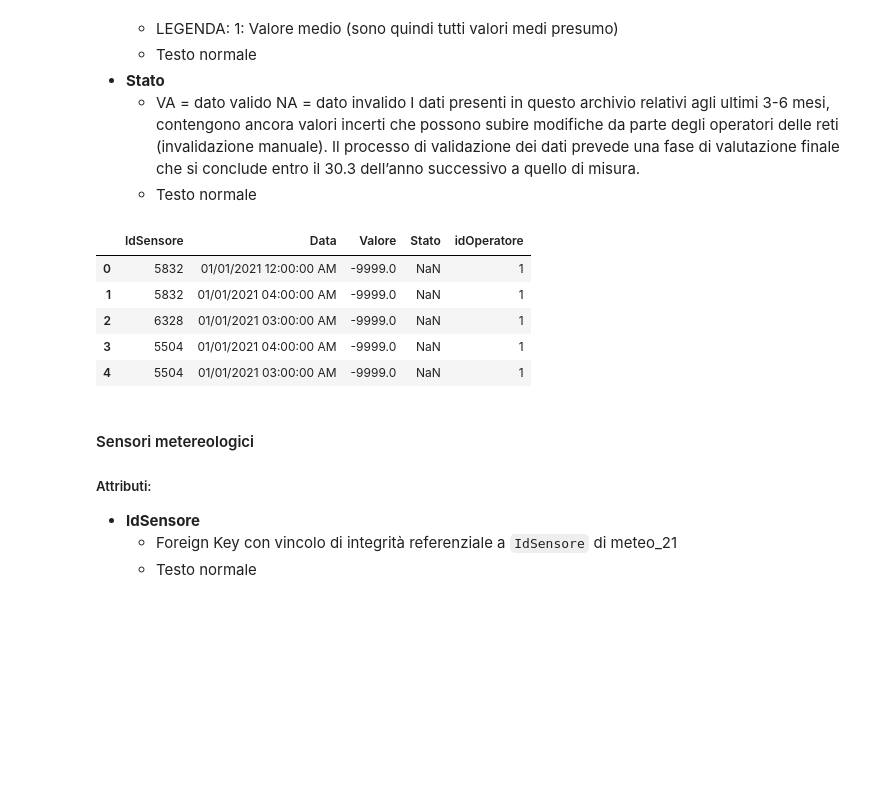
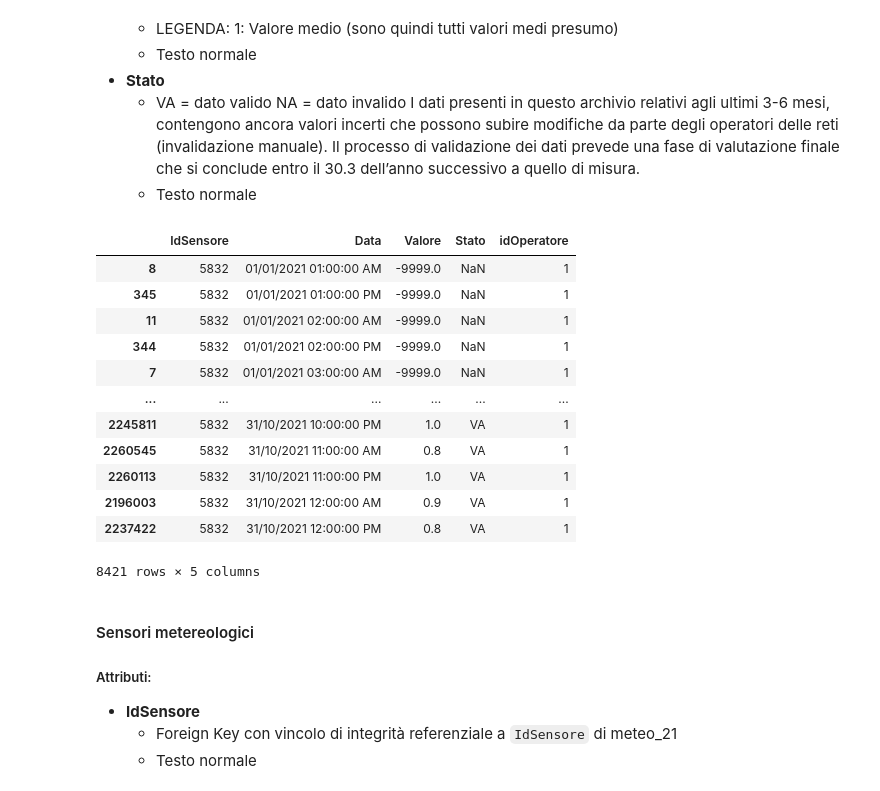
Before and after one commit to giocoal/air-quality-milano-interactive-data-visualization-tableau, a Jupyter notebook: Data_Visualization_project_21_22.ipynb, the cells around one changed output. Drawn from its saved outputs; the diff is of its cells as text; code cells hidden in the pictures; blank space fills up the shorter version.

```diff
--- a/Data_Visualization_project_21_22.ipynb
+++ b/Data_Visualization_project_21_22.ipynb
@@ -68,14 +68,21 @@ meteo_21.head()
     - Testo normale
 # %%
 aria_21 = pd.read_csv(f'{path}/data_aria/Dati_sensori_aria_2021.csv')
-aria_21.head()
+aria_21[aria_21['IdSensore'] == 5832].sort_values('Data')
 # %% [output]
 |  | IdSensore | Data | Valore | Stato | idOperatore |
-| 0 | 5832 | 01/01/2021 12:00:00 AM | -9999.0 | NaN | 1 |
-| 1 | 5832 | 01/01/2021 04:00:00 AM | -9999.0 | NaN | 1 |
-| 2 | 6328 | 01/01/2021 03:00:00 AM | -9999.0 | NaN | 1 |
-| 3 | 5504 | 01/01/2021 04:00:00 AM | -9999.0 | NaN | 1 |
-| 4 | 5504 | 01/01/2021 03:00:00 AM | -9999.0 | NaN | 1 |
+| 8 | 5832 | 01/01/2021 01:00:00 AM | -9999.0 | NaN | 1 |
+| 345 | 5832 | 01/01/2021 01:00:00 PM | -9999.0 | NaN | 1 |
+| 11 | 5832 | 01/01/2021 02:00:00 AM | -9999.0 | NaN | 1 |
+| 344 | 5832 | 01/01/2021 02:00:00 PM | -9999.0 | NaN | 1 |
+| 7 | 5832 | 01/01/2021 03:00:00 AM | -9999.0 | NaN | 1 |
+| ... | ... | ... | ... | ... | ... |
+| 2245811 | 5832 | 31/10/2021 10:00:00 PM | 1.0 | VA | 1 |
+| 2260545 | 5832 | 31/10/2021 11:00:00 AM | 0.8 | VA | 1 |
+| 2260113 | 5832 | 31/10/2021 11:00:00 PM | 1.0 | VA | 1 |
+| 2196003 | 5832 | 31/10/2021 12:00:00 AM | 0.9 | VA | 1 |
+| 2237422 | 5832 | 31/10/2021 12:00:00 PM | 0.8 | VA | 1 |
+8421 rows × 5 columns
 # %% [markdown]
 #### Sensori metereologici
 ##### Attributi:
```
Also changed, not shown: parts of 13 cells of this notebook.
